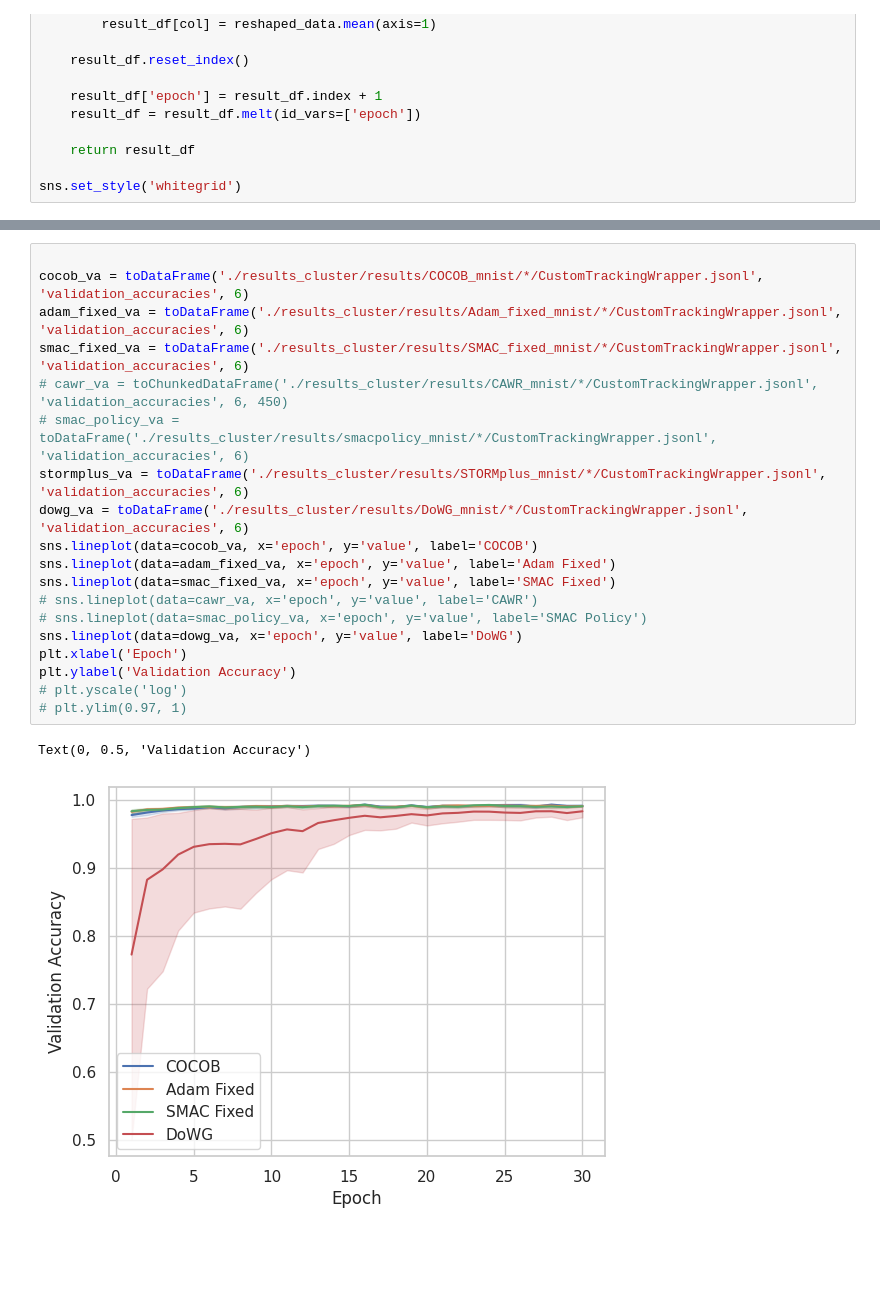
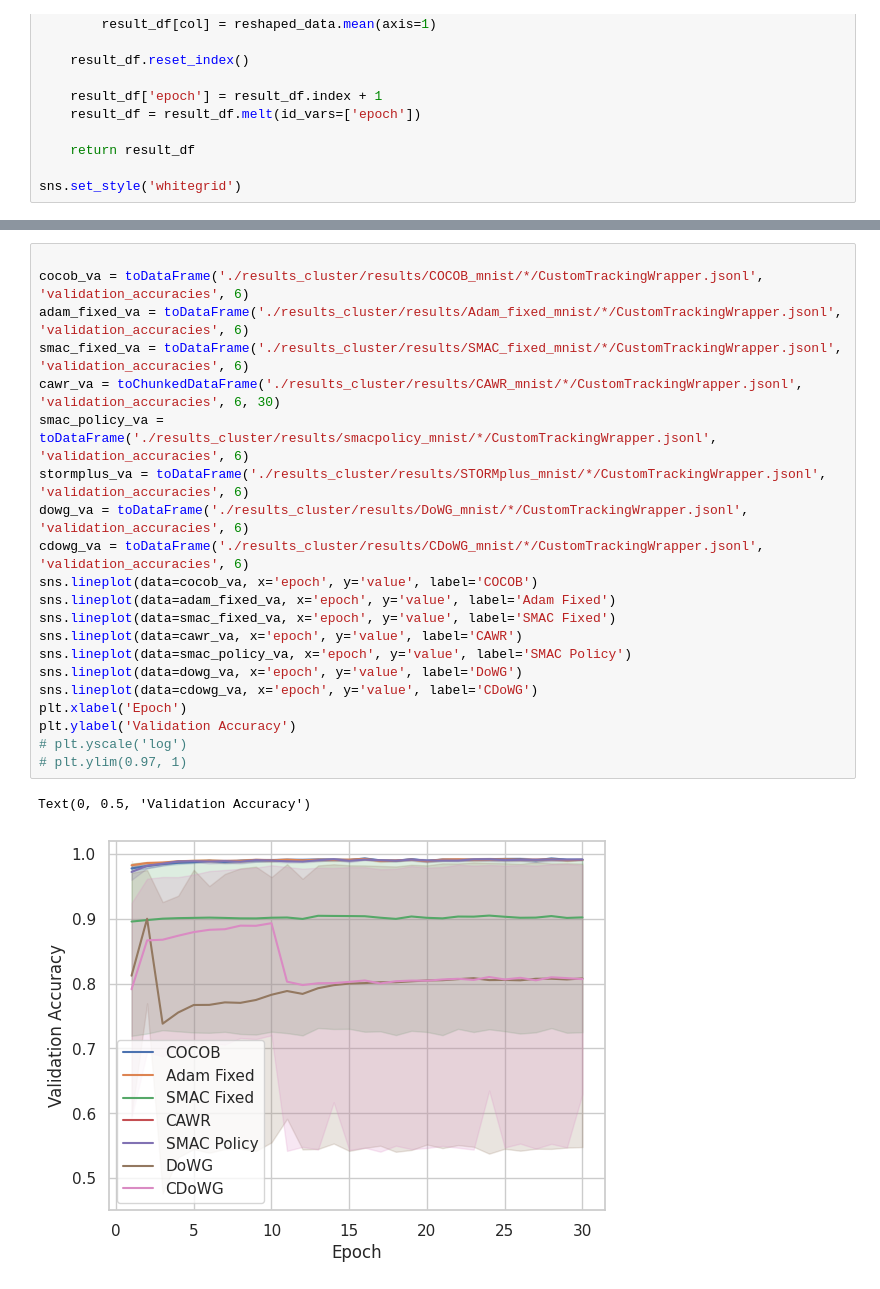
Before and after one commit to MichaHenh/Revisiting_LR_Control, a Jupyter notebook: ba_parameter_free_dac/plotting_mnist.ipynb, the cells around one changed output, grey strips where cells are left out. Drawn from its saved outputs; the diff is of its cells as text; blank space fills up the shorter version.

```diff
--- a/ba_parameter_free_dac/plotting_mnist.ipynb
+++ b/ba_parameter_free_dac/plotting_mnist.ipynb
@@ -80,24 +85,26 @@ Text(0, 0.5, 'Validation Loss')
 # %%
 
 cocob_va = toDataFrame('./results_cluster/results/COCOB_mnist/*/CustomTrackingWrapper.jsonl', 'validation_accuracies', 6)
 adam_fixed_va = toDataFrame('./results_cluster/results/Adam_fixed_mnist/*/CustomTrackingWrapper.jsonl', 'validation_accuracies', 6)
 smac_fixed_va = toDataFrame('./results_cluster/results/SMAC_fixed_mnist/*/CustomTrackingWrapper.jsonl', 'validation_accuracies', 6)
-# cawr_va = toChunkedDataFrame('./results_cluster/results/CAWR_mnist/*/CustomTrackingWrapper.jsonl', 'validation_accuracies', 6, 450)
-# smac_policy_va = toDataFrame('./results_cluster/results/smacpolicy_mnist/*/CustomTrackingWrapper.jsonl', 'validation_accuracies', 6)
+cawr_va = toChunkedDataFrame('./results_cluster/results/CAWR_mnist/*/CustomTrackingWrapper.jsonl', 'validation_accuracies', 6, 30)
+smac_policy_va = toDataFrame('./results_cluster/results/smacpolicy_mnist/*/CustomTrackingWrapper.jsonl', 'validation_accuracies', 6)
 stormplus_va = toDataFrame('./results_cluster/results/STORMplus_mnist/*/CustomTrackingWrapper.jsonl', 'validation_accuracies', 6)
 dowg_va = toDataFrame('./results_cluster/results/DoWG_mnist/*/CustomTrackingWrapper.jsonl', 'validation_accuracies', 6)
+cdowg_va = toDataFrame('./results_cluster/results/CDoWG_mnist/*/CustomTrackingWrapper.jsonl', 'validation_accuracies', 6)
 sns.lineplot(data=cocob_va, x='epoch', y='value', label='COCOB')
 sns.lineplot(data=adam_fixed_va, x='epoch', y='value', label='Adam Fixed')
 sns.lineplot(data=smac_fixed_va, x='epoch', y='value', label='SMAC Fixed')
-# sns.lineplot(data=cawr_va, x='epoch', y='value', label='CAWR')
-# sns.lineplot(data=smac_policy_va, x='epoch', y='value', label='SMAC Policy')
+sns.lineplot(data=cawr_va, x='epoch', y='value', label='CAWR')
+sns.lineplot(data=smac_policy_va, x='epoch', y='value', label='SMAC Policy')
 sns.lineplot(data=dowg_va, x='epoch', y='value', label='DoWG')
+sns.lineplot(data=cdowg_va, x='epoch', y='value', label='CDoWG')
 plt.xlabel('Epoch')
 plt.ylabel('Validation Accuracy')
 # plt.yscale('log')
 # plt.ylim(0.97, 1)
 # %% [output]
 Text(0, 0.5, 'Validation Accuracy')
-[figure, old version]
+[figure, new version]
 # %%
 
```
Also changed, not shown: parts of 4 cells of this notebook, 3 other files.
